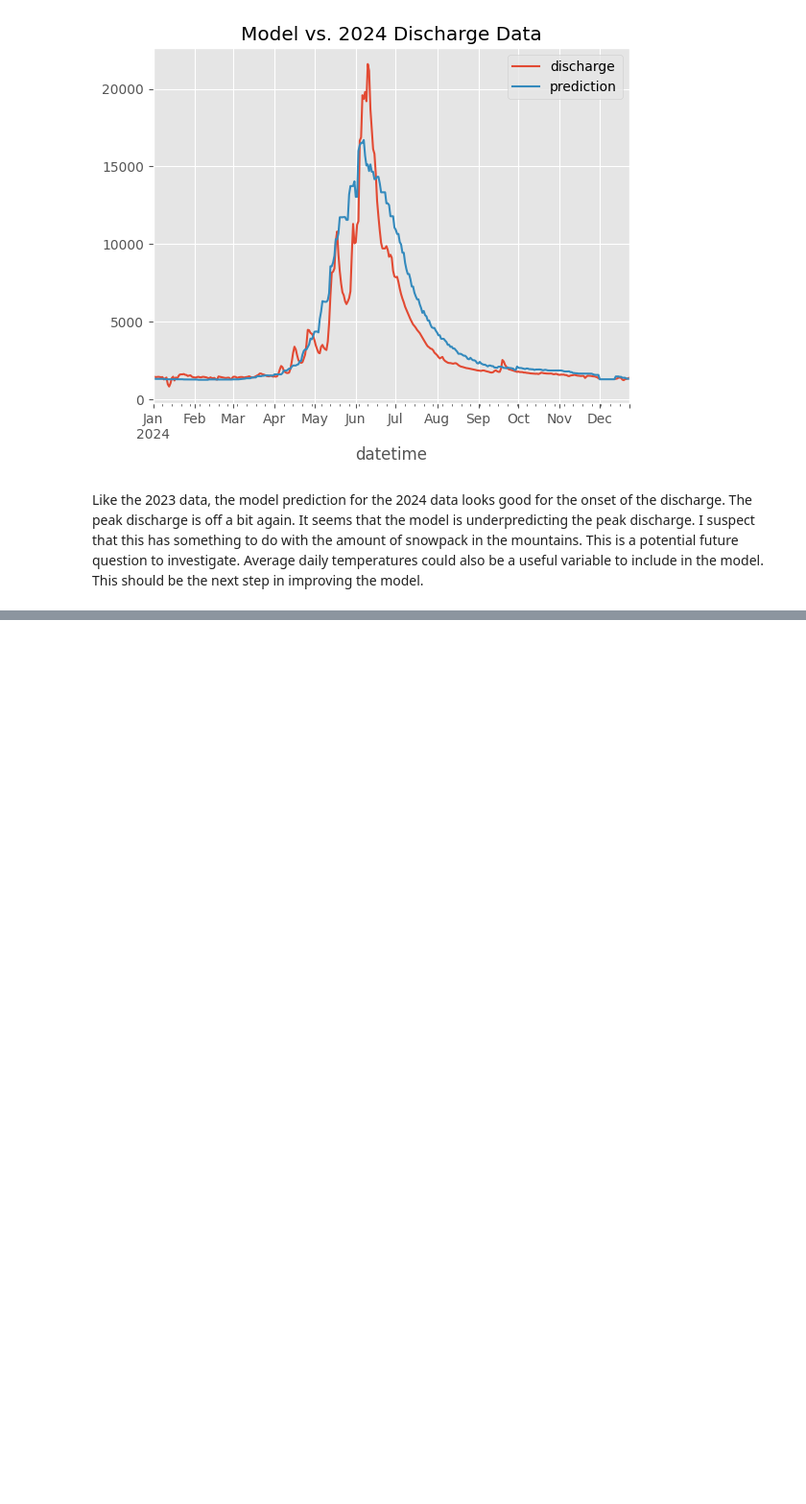
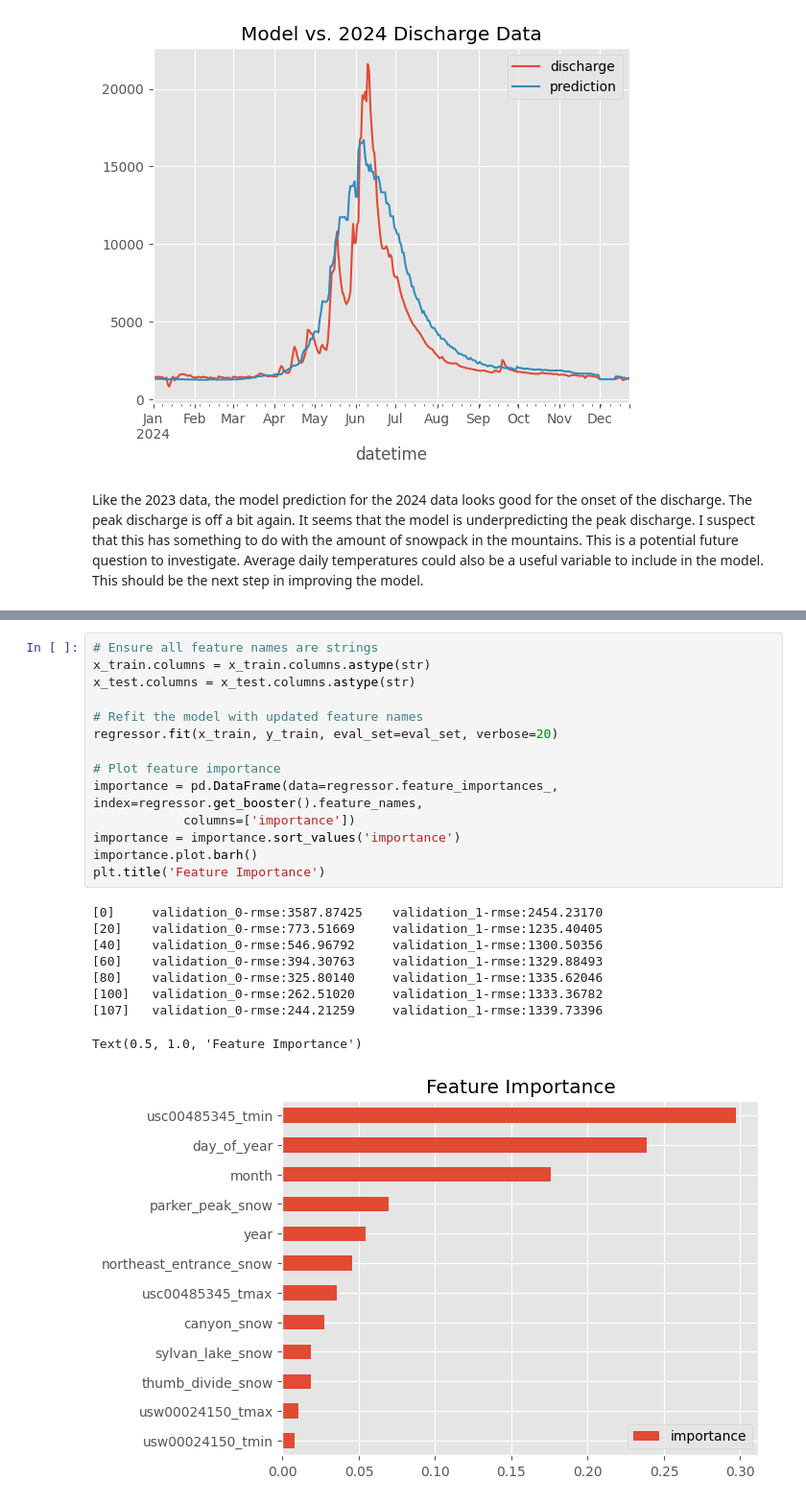
Before and after one commit to drpafowler/SpringRiver, a Jupyter notebook: eda_yellowstone_stream_snow_wx.ipynb, the cells around one changed output, grey strips where cells are left out. Shown at 96% size. Saved outputs shown, nothing was run; the diff lists cells and outputs as text; blank space fills up the shorter version.

Commit message:
new model is running with all data

```diff
--- a/eda_yellowstone_stream_snow_wx.ipynb
+++ b/eda_yellowstone_stream_snow_wx.ipynb
@@ -562,0 +649,24 @@ Like the 2023 data, the model prediction for the 2024 data looks good for the on
+# %%
+# Ensure all feature names are strings
+x_train.columns = x_train.columns.astype(str)
+x_test.columns = x_test.columns.astype(str)
+
+# Refit the model with updated feature names
+regressor.fit(x_train, y_train, eval_set=eval_set, verbose=20)
+
+# Plot feature importance
+importance = pd.DataFrame(data=regressor.feature_importances_, index=regressor.get_booster().feature_names,
+            columns=['importance'])
+importance = importance.sort_values('importance')
+importance.plot.barh()
+plt.title('Feature Importance')
+# %% [output]
+[0]     validation_0-rmse:3587.87425    validation_1-rmse:2454.23170
+[20]    validation_0-rmse:773.51669     validation_1-rmse:1235.40405
+[40]    validation_0-rmse:546.96792     validation_1-rmse:1300.50356
+[60]    validation_0-rmse:394.30763     validation_1-rmse:1329.88493
+[80]    validation_0-rmse:325.80140     validation_1-rmse:1335.62046
+[100]   validation_0-rmse:262.51020     validation_1-rmse:1333.36782
+[107]   validation_0-rmse:244.21259     validation_1-rmse:1339.73396
+Text(0.5, 1.0, 'Feature Importance')
+[figure, added]
```
Also changed, not shown: parts of 9 cells of this notebook.
